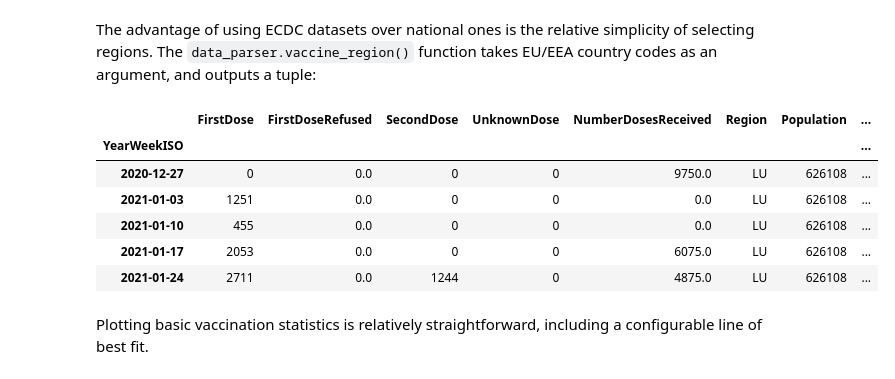
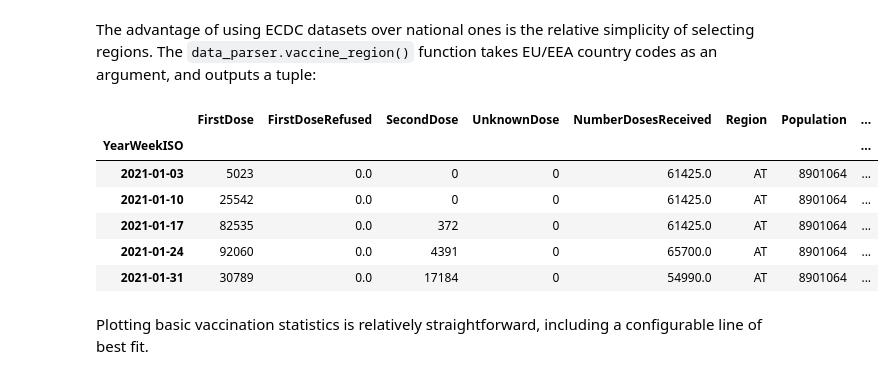
Before and after one commit to gampnico/paeon, a Jupyter notebook: notebooks/Vaccination Uptake.ipynb, the cells around one changed output. Drawn from its saved outputs; the diff is of its cells as text; code cells hidden in the pictures.

```diff
--- a/notebooks/Vaccination Uptake.ipynb
+++ b/notebooks/Vaccination Uptake.ipynb
@@ -29,16 +29,16 @@ df = parse.setup_vaccination_data(path="../data/europe/data.csv")
 # %% [markdown]
 The advantage of using ECDC datasets over national ones is the relative simplicity of selecting regions. The `data_parser.vaccine_region()` function takes EU/EEA country codes as an argument, and outputs a tuple:
 # %%
-austria = parse.vaccine_region(df, region="LU")
+austria = parse.vaccine_region(df, region="AT")
 austria[0].head()
 # %% [output]
 |  | FirstDose | FirstDoseRefused | SecondDose | UnknownDose | NumberDosesReceived | Region | Population | ... |
 | YearWeekISO |  |  |  |  |  |  |  | ... |
-| 2020-12-27 | 0 | 0.0 | 0 | 0 | 9750.0 | LU | 626108 | ... |
-| 2021-01-03 | 1251 | 0.0 | 0 | 0 | 0.0 | LU | 626108 | ... |
-| 2021-01-10 | 455 | 0.0 | 0 | 0 | 0.0 | LU | 626108 | ... |
-| 2021-01-17 | 2053 | 0.0 | 0 | 0 | 6075.0 | LU | 626108 | ... |
-| 2021-01-24 | 2711 | 0.0 | 1244 | 0 | 4875.0 | LU | 626108 | ... |
+| 2021-01-03 | 5023 | 0.0 | 0 | 0 | 61425.0 | AT | 8901064 | ... |
+| 2021-01-10 | 25542 | 0.0 | 0 | 0 | 61425.0 | AT | 8901064 | ... |
+| 2021-01-17 | 82535 | 0.0 | 372 | 0 | 61425.0 | AT | 8901064 | ... |
+| 2021-01-24 | 92060 | 0.0 | 4391 | 0 | 65700.0 | AT | 8901064 | ... |
+| 2021-01-31 | 30789 | 0.0 | 17184 | 0 | 54990.0 | AT | 8901064 | ... |
 # %% [markdown]
 Plotting basic vaccination statistics is relatively straightforward, including a configurable line of best fit.
 # %%
```
Also changed, not shown: parts of 1 cell of this notebook.
